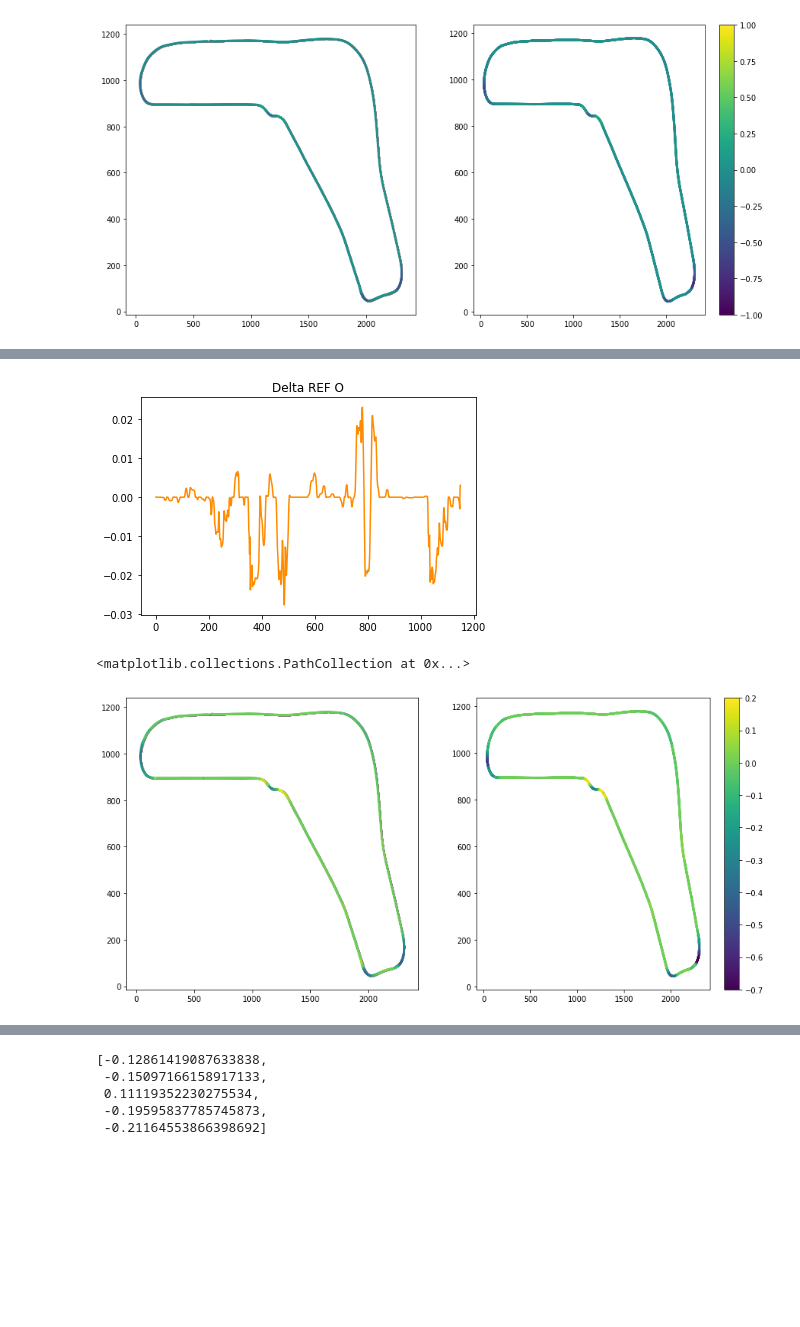
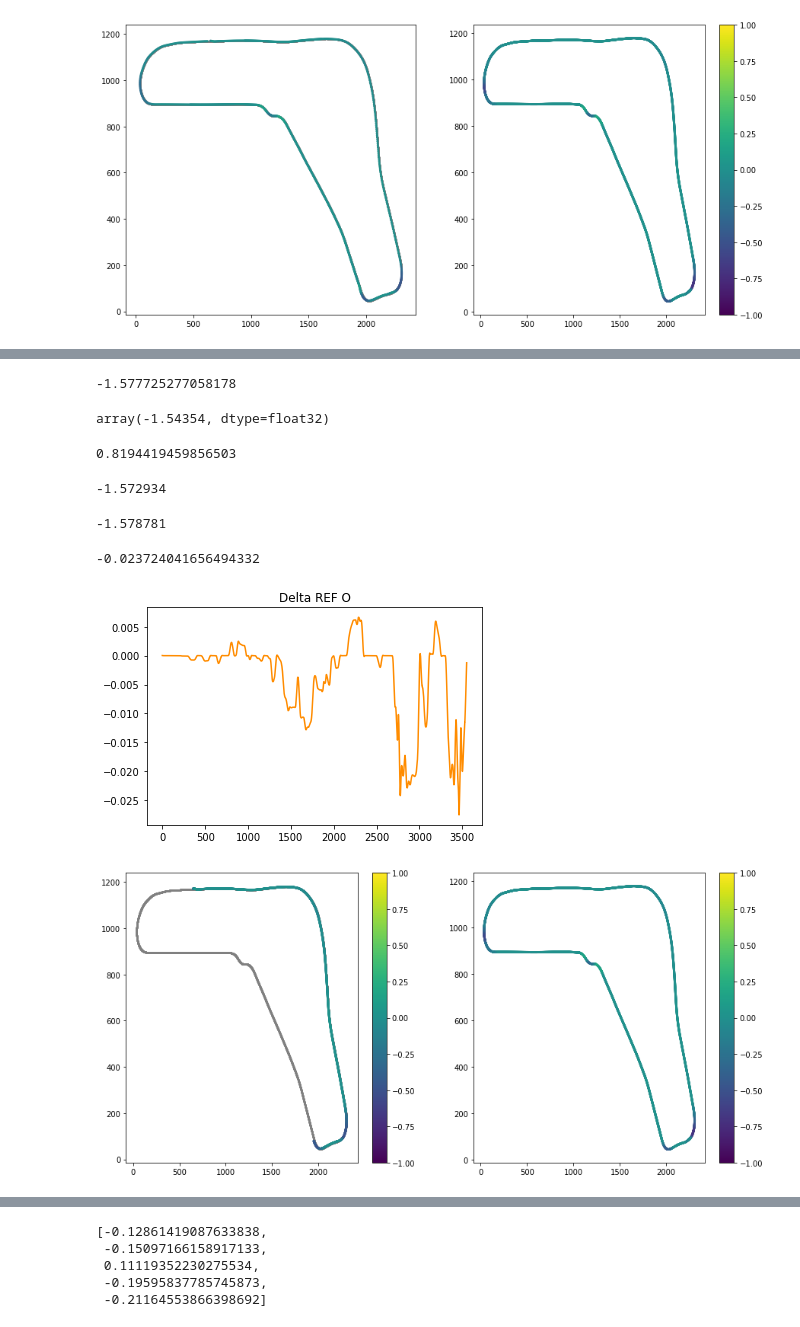
Before and after one commit to madhop/baRricheLlo, a Jupyter notebook: steer_coefficient_analysis.ipynb, the cells around one changed output, grey strips where cells are left out. Saved outputs shown, nothing was run; the diff lists cells and outputs as text; code cells hidden in the pictures; blank space fills up the shorter version.

```diff
--- a/steer_coefficient_analysis.ipynb
+++ b/steer_coefficient_analysis.ipynb
@@ -485,5 +485,5 @@ ax2.scatter(ref['xCarWorld'], ref['yCarWorld'], c=ref['Steer'], s=4, vmin=-1, vm
 [figure]
 # %%
 sim = pickle.load(open('../episode_to_check.pkl', 'rb'))
-sim = [sim[i] for i in range(0, len(sim), 25)]
+#sim = [sim[i] for i in range(0, len(sim))]
 # %%
@@ -532,24 +572,48 @@ plt.title('Delta O');
+# %%
+yaw_proj(ref['yaw'].values[sim[2805]['ref_id']], ref['yaw'].values[sim[2805]['ref_id']+1], sim[2805]['delta'])
+# %% [output]
+-1.577725277058178
+# %%
+sim[2805]['yaw']
+# %% [output]
+array(-1.54354, dtype=float32)
+# %%
+sim[2805]['delta']
+# %% [output]
+0.8194419459856503
+# %%
+ref['yaw'].values[sim[2805]['ref_id']]
+# %% [output]
+-1.572934
+# %%
+ref['yaw'].values[sim[2805]['ref_id']+1]
+# %% [output]
+-1.578781
+# %%
+ref['yaw'].values[sim[3372]['ref_id']] - sim[3372]['yaw']
+# %% [output]
+-0.023724041656494332
 # %%
 plt.plot([ob['delta_ref_O'] for ob in sim], 'darkorange')
 plt.title('Delta REF O');
 # %% [output]
-[figure, old version]
+[figure, new version]
 # %%
 %matplotlib inline
 fig, (ax1, ax2) = plt.subplots(1, 2, figsize=(15,7))
-ax1.scatter(ref['xCarWorld'], ref['yCarWorld'], c='gray', s=2)
+ax1.scatter(ref['xCarWorld'], ref['yCarWorld'], c='gray', s=2, vmin=-1, vmax=1)
 #plt.gca().set_aspect('equal');
 
 x = [ob['x'] for ob in sim]
 y = [ob['y'] for ob in sim]
 s = [ob['steer'] for ob in sim]
-p = ax1.scatter(x, y, c=s, s=4, vmin=-0.7, vmax=0.2)
-plt.colorbar(p);
+p = ax1.scatter(x, y, c=s, s=4,  vmin=-1, vmax=1)
+plt.colorbar(p, ax=ax1);
 
-ax2.scatter(ref['xCarWorld'], ref['yCarWorld'], c=ref['Steer'], s=4, vmin=-0.7, vmax=0.2)
+p = ax2.scatter(ref['xCarWorld'], ref['yCarWorld'], c=ref['Steer'], s=4,  vmin=-1, vmax=1)
+plt.colorbar(p, ax=ax2);
 # %% [output]
-<matplotlib.collections.PathCollection at 0x...>
-[figure, old version]
+[figure, new version]
 # %%
 [i for i, s_ in enumerate(s) if s_ > 0]
 # %% [output]
```
Also changed, not shown: parts of 14 cells of this notebook, 3 other files.
